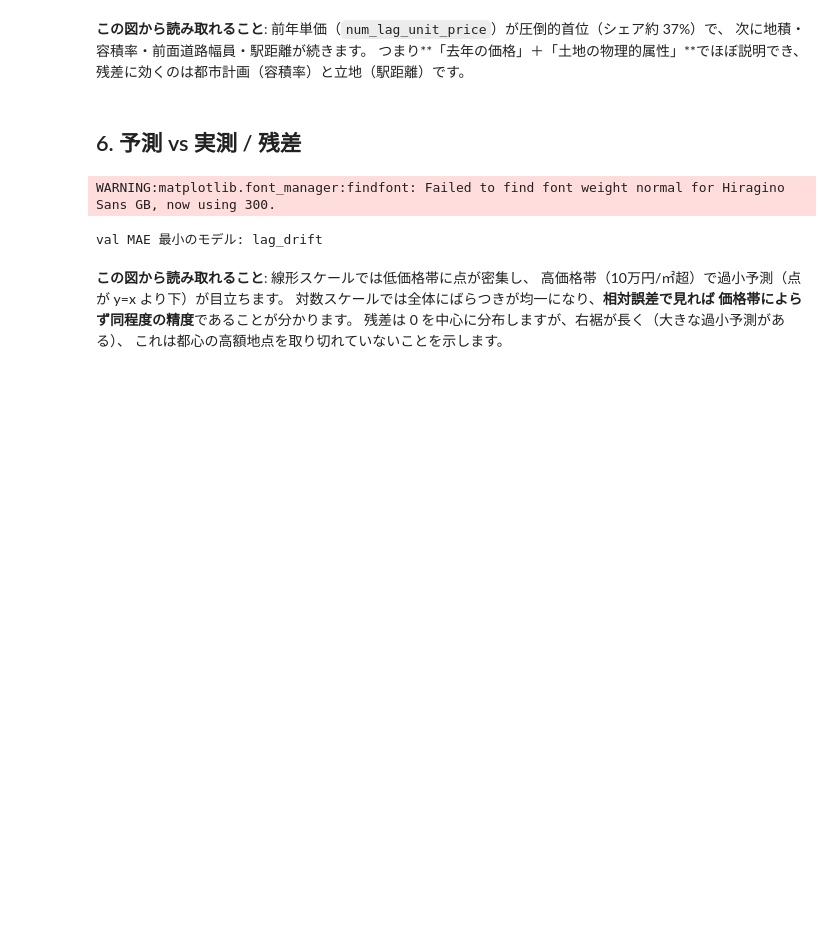
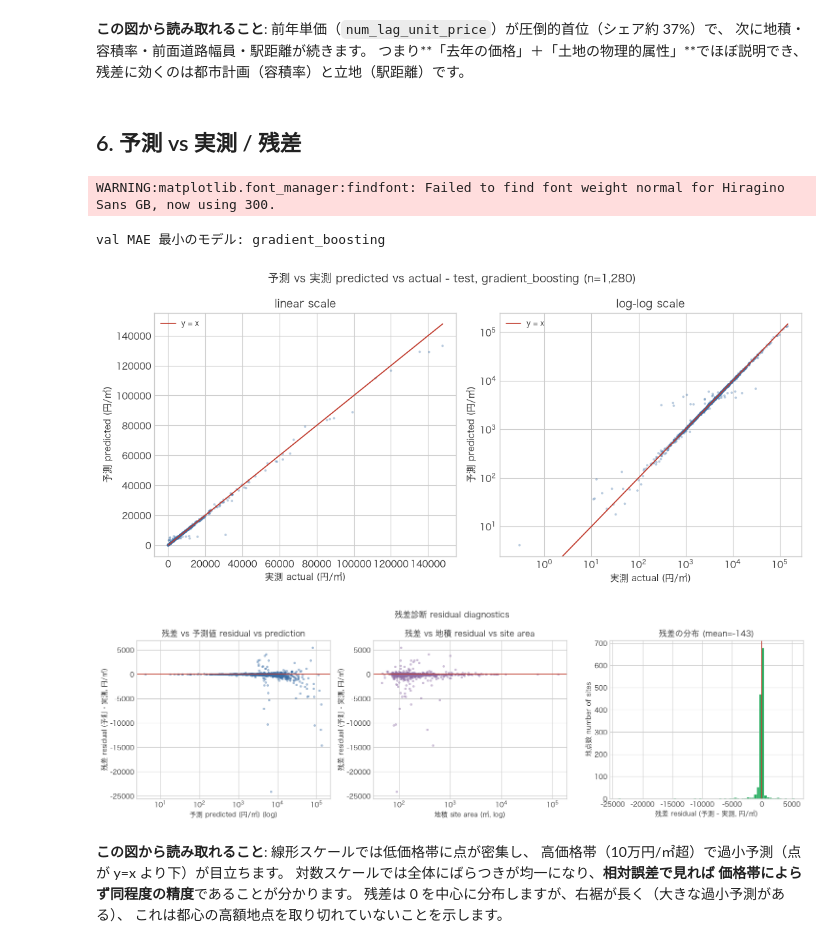
Before and after one commit to shiyuanyeming-hub/tokyo-land-price-ml, a Jupyter notebook: notebooks/02_modeling.ipynb, the cells around one changed output. Saved outputs shown, nothing was run; the diff lists cells and outputs as text; code cells hidden in the pictures; blank space fills up the shorter version.

```diff
--- a/notebooks/02_modeling.ipynb
+++ b/notebooks/02_modeling.ipynb
@@ -289,18 +296,20 @@ display_image(filename=str(path))
 # %%
 best_name = min((n for n in MODEL_ORDER if n != "lag"),
                 key=lambda n: runs[n].metrics["val"]["mae"])
 print("val MAE 最小のモデル:", best_name)
 
 merged = pipeline.merge_test_predictions(runs[best_name], test)
-path = plots.plot_pred_vs_actual(merged, cfg.figures_dir / "03_pred_vs_actual.png", title=f"test, {best_name}")
-plt.close("all")
-display_image(filename=str(path))
-path = plots.plot_residuals(merged, cfg.figures_dir / "04_residuals.png")
-plt.close("all")
-display_image(filename=str(path))
+path = plots.plot_pred_vs_actual(
+    merged, cfg.figures_dir / "03_pred_vs_actual.png", title=f"test, {best_name}", show=True
+)
+plt.show()
+path = plots.plot_residuals(merged, cfg.figures_dir / "04_residuals.png", show=True)
+plt.show()
 # %% [output]
 WARNING:matplotlib.font_manager:findfont: Failed to find font weight normal for Hiragino Sans GB, now using 300.
-val MAE 最小のモデル: lag_drift
+val MAE 最小のモデル: gradient_boosting
+[figure, added]
+[figure, added]
 # %% [markdown]
 **この図から読み取れること**: 線形スケールでは低価格帯に点が密集し、
 高価格帯（10万円/㎡超）で過小予測（点が y=x より下）が目立ちます。
```
Also changed, not shown: parts of 14 cells of this notebook, 16 other files.
